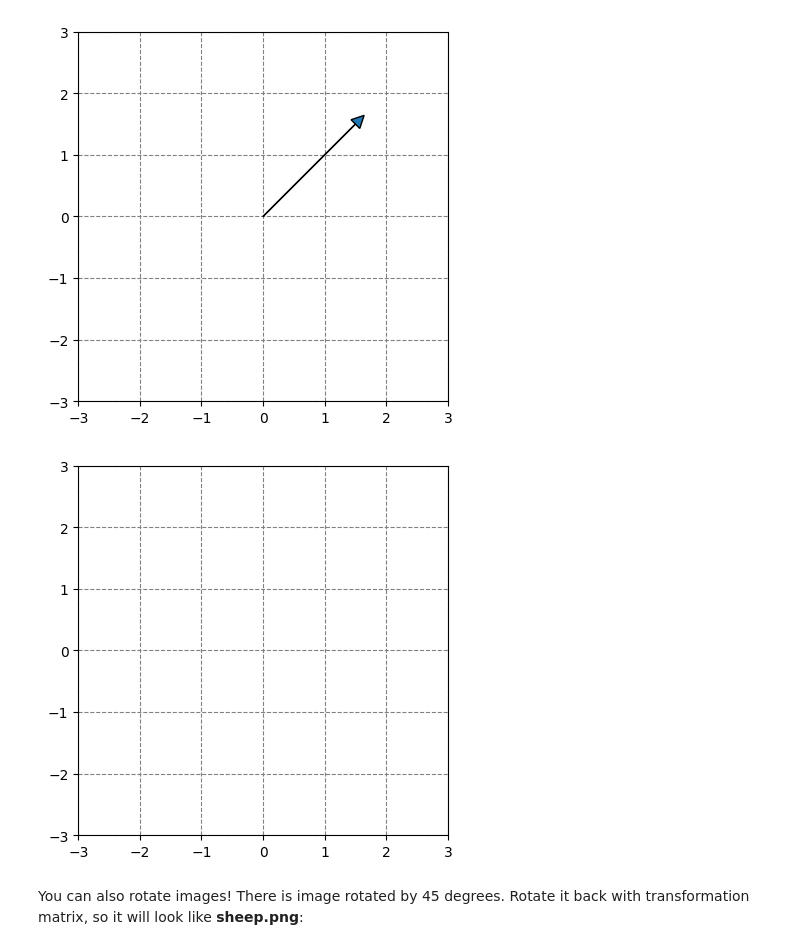
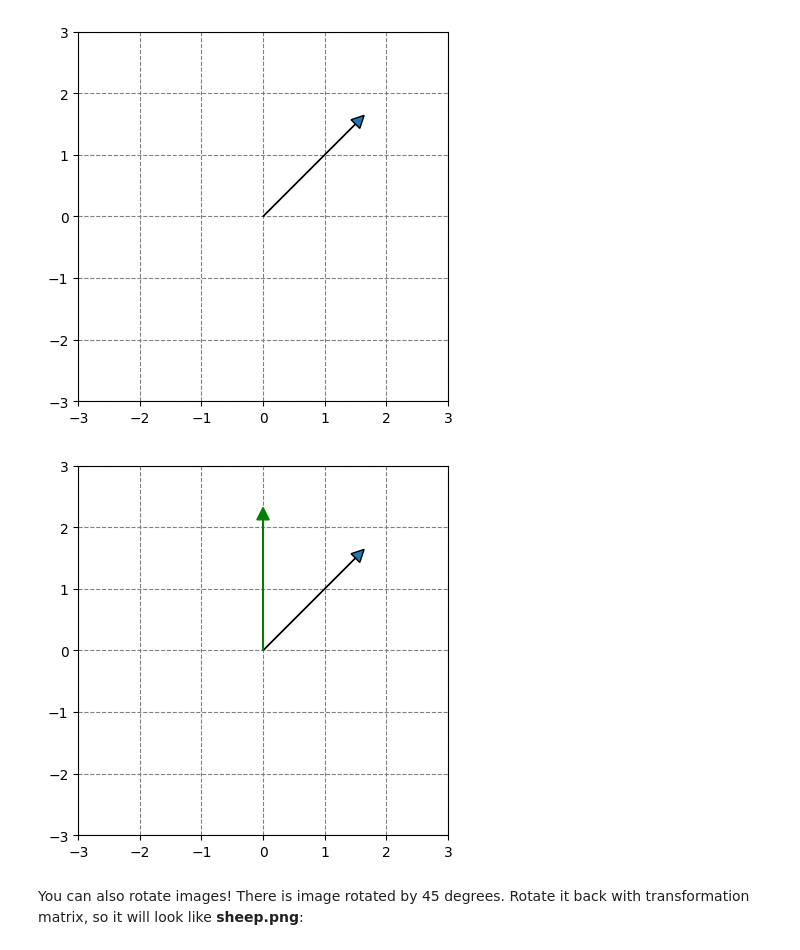
Before and after one commit to Martik-k/linear-algebra-lab1-transformations, a Jupyter notebook: LA_Lab_1_2026.ipynb, the cells around one changed output. Saved outputs shown, nothing was run; the diff lists cells and outputs as text; code cells hidden in the pictures.

```diff
--- a/LA_Lab_1_2026.ipynb
+++ b/LA_Lab_1_2026.ipynb
@@ -394,7 +482,11 @@ First, construct the rotation matrix:
 
 def get_rotation_matrix(phi):
   ##### YOUR CODE STARTS #####
-  transformation_matrix = ...
+  a = np.deg2rad(phi)
+  transformation_matrix = np.array([
+      [np.cos(a), -np.sin(a)],
+      [np.sin(a),  np.cos(a)]
+  ])
   ##### YOUR CODE ENDS #####
   return transformation_matrix
 
@@ -427,26 +520,26 @@ plt.show()
 # %%
 # Apply rotation to the vector AB1 to get vector AB2
 
 ##### YOUR CODE STARTS #####
-A = ...
+A = np.array([0, 0])
 B1 = np.array([1.5, 1.5])
-B2 = ...
+B2 = M @ B1
 ##### YOUR CODE ENDS #####
 
 ax = plt.axes()
 
-## ax.arrow(A[0], A[1], B1[0], B1[1], head_width=0.2, head_length=0.2)
-## ax.arrow(A[0], A[1], B2[0], B2[1], head_width=0.2, head_length=0.2, color='green')
+ax.arrow(A[0], A[1], B1[0], B1[1], head_width=0.2, head_length=0.2)
+ax.arrow(A[0], A[1], B2[0], B2[1], head_width=0.2, head_length=0.2, color='green')
 plt.ylim(-3,3)
 plt.xlim(-3,3)
 
 ax.set_axisbelow(True)
 plt.grid(color='gray', linestyle='dashed')
 plt.gca().set_aspect('equal', adjustable='box')
 
 plt.show()
 # %% [output]
-[figure, old version]
+[figure, new version]
 # %% [markdown]
 You can also rotate images! There is image rotated by 45 degrees. Rotate it back with transformation matrix, so it will look like **sheep.png**:
 # %%
```
Also changed, not shown: parts of 15 cells of this notebook.
